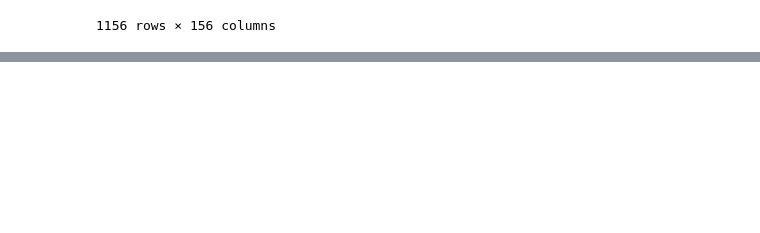
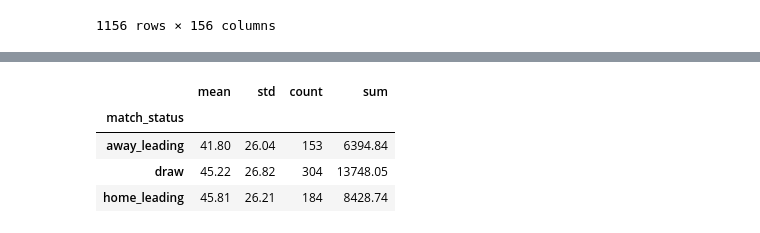
Before and after one commit to maxk92/context-paper-supplementary, a Jupyter notebook: aggregation_experiment_modeling.ipynb, the cells around one changed output, grey strips where cells are left out. Cells and saved outputs as stored; diff of their text form; code cells hidden in the pictures; blank space fills up the shorter version.

```diff
--- a/aggregation_experiment_modeling.ipynb
+++ b/aggregation_experiment_modeling.ipynb
@@ -717,0 +772,8 @@ df_ols_matchstatus
+# %%
+df_scoreline_distribution.reset_index().groupby('match_status')['duration_min'].agg(['mean', 'std', 'count', 'sum']).round(2)
+# %% [output]
+|  | mean | std | count | sum |
+| match_status |  |  |  |  |
+| away_leading | 41.80 | 26.04 | 153 | 6394.84 |
+| draw | 45.22 | 26.82 | 304 | 13748.05 |
+| home_leading | 45.81 | 26.21 | 184 | 8428.74 |
```
Also changed, not shown: parts of 12 cells of this notebook, 2 other files.
